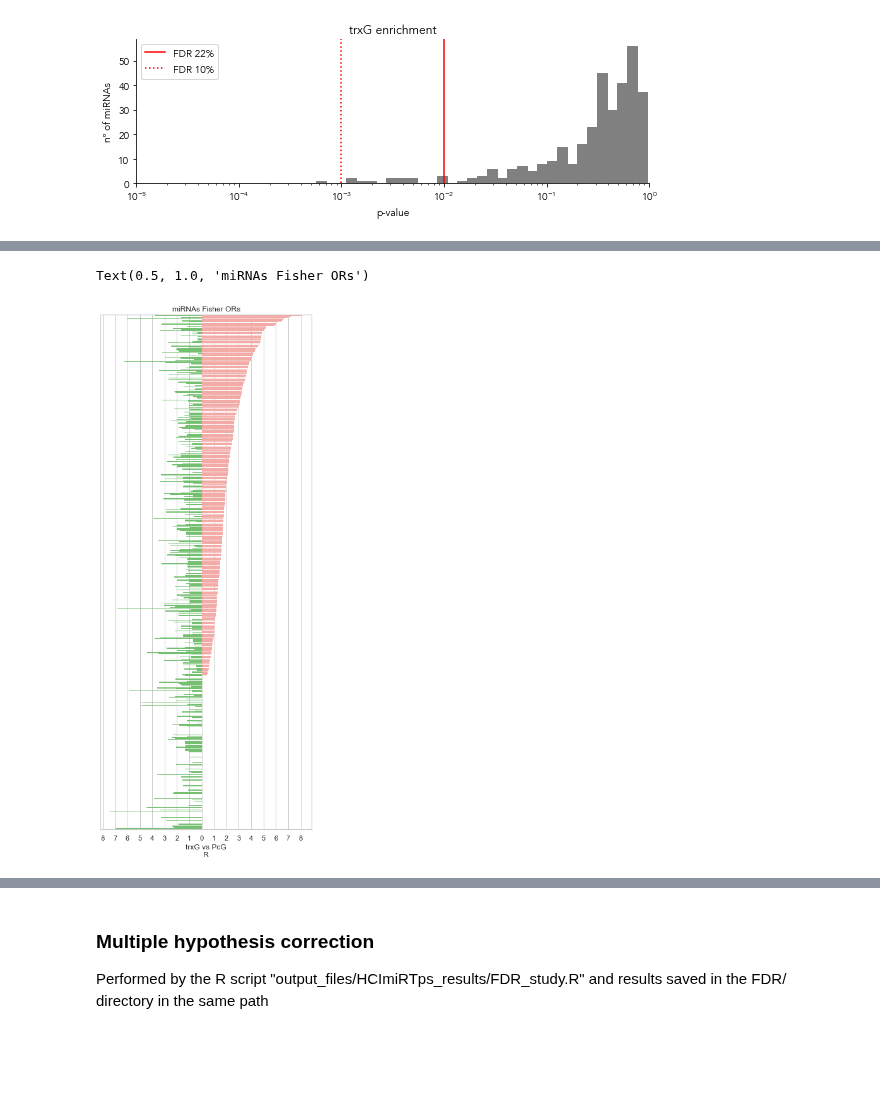
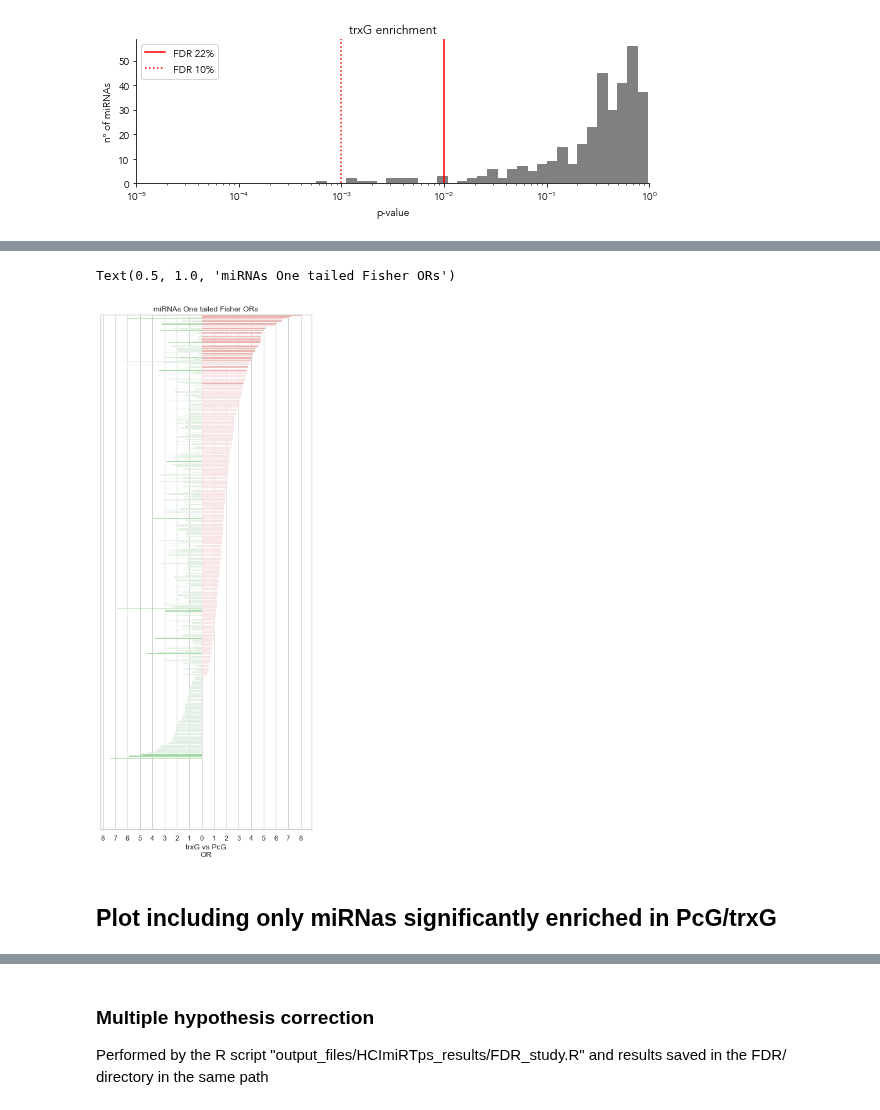
Before and after one commit to j-solor/Drosophila-miRNA-PcG-circuits, a Jupyter notebook: Analysis/Analysis.ipynb, the cells around one changed output, grey strips where cells are left out. Saved outputs shown, nothing was run; the diff lists cells and outputs as text; code cells hidden in the pictures; blank space fills up the shorter version.

Commit message:
add conditional coloring by pval in Fig miRNAs OR

```diff
--- a/Analysis/Analysis.ipynb
+++ b/Analysis/Analysis.ipynb
@@ -274,35 +282,38 @@ plt.show()
+# %%
+# Prepare data
+## joint datasets
+merged_enrch = pd.merge(PcG_enrch, trxG_enrch, on = "miRNAs", suffixes = ("_PcG", "_trxG"))
+merged_enrch.sort_values(["OR_PcG", "OR_trxG"],ascending = [False, True],inplace = True)
+merged_enrch["OR_trxG"] = - merged_enrch["OR_trxG"] # to get trxG´s OR to the left
+
+## generate dataframe only with significantly enriched miRNAs
+subset = ((merged_enrch["hyper_pval_PcG"] < 0.01) | (merged_enrch["hyper_pval_trxG"] < 0.01))
+merged_enrch_subset = merged_enrch[subset]
 # %%
-# Fig1
+# Initialize the matplotlib figure
 sns.set_theme(style="whitegrid")
-
-# Initialize the matplotlib figure
 f, ax = plt.subplots(figsize=(6, 15))
 
+# Plot the PcG ORs
+PcG_colors = ["#F3ABA8" if (x <= 0.01) else "#FAE3E2" for x in merged_enrch["hyper_pval_PcG"]]
+sns.barplot(x="OR_PcG", y=merged_enrch.index, data=merged_enrch,
+            label="Total", palette=PcG_colors,edgecolor='none')
 
-# Plot the PcG Rs
-sns.set_color_codes("pastel")
-all(PcG_enrch.index == trxG_enrch.index)
-
-order = PcG_enrch.sort_values("OR",ascending = False).index
-sns.barplot(x="OR", y=order, data=PcG_enrch.loc[order,],
-            label="Total", color="r",edgecolor='none')
-
-
-# Plot the crashes where alcohol was involved
-trxG_enrch_tmp = trxG_enrch.loc[order,].copy()
-trxG_enrch_tmp["OR"] = - trxG_enrch_tmp["OR"]
-sns.set_color_codes("muted")
-sns.barplot(x="OR", y=order, data=trxG_enrch_tmp.loc[order,],
-            label="Total", color="g", edgecolor='none')
+# Plot trxG ORs
+trxG_colors = ["#9CE29C" if (x <= 0.01) else "#E1F2E1" for x in merged_enrch["hyper_pval_trxG"]]
+sns.barplot(x="OR_trxG", y=merged_enrch.index, data=merged_enrch,
+            label="Total", palette=trxG_colors, edgecolor='none')
 
 ax.set_xticks(range(-8,9)) # <--- set the ticks first
 ax.set_xticklabels([abs(ele) for ele in range(-8,9)])
 ax.axes.get_yaxis().set_visible(False)
-plt.xlabel("trxG vs PcG\nR")
+plt.xlabel("trxG vs PcG\nOR")
 
 ## Add a legend and informative axis label
-plt.title("miRNAs Fisher ORs")
+plt.title("miRNAs One tailed Fisher ORs")
 # %% [output]
-Text(0.5, 1.0, 'miRNAs Fisher ORs')
+Text(0.5, 1.0, 'miRNAs One tailed Fisher ORs')
-[figure, old version]
+[figure, new version]
+# %% [markdown]
+## Plot including only miRNas significantly enriched in PcG/trxG
 # %%
```
Also changed, not shown: parts of 12 cells of this notebook.
